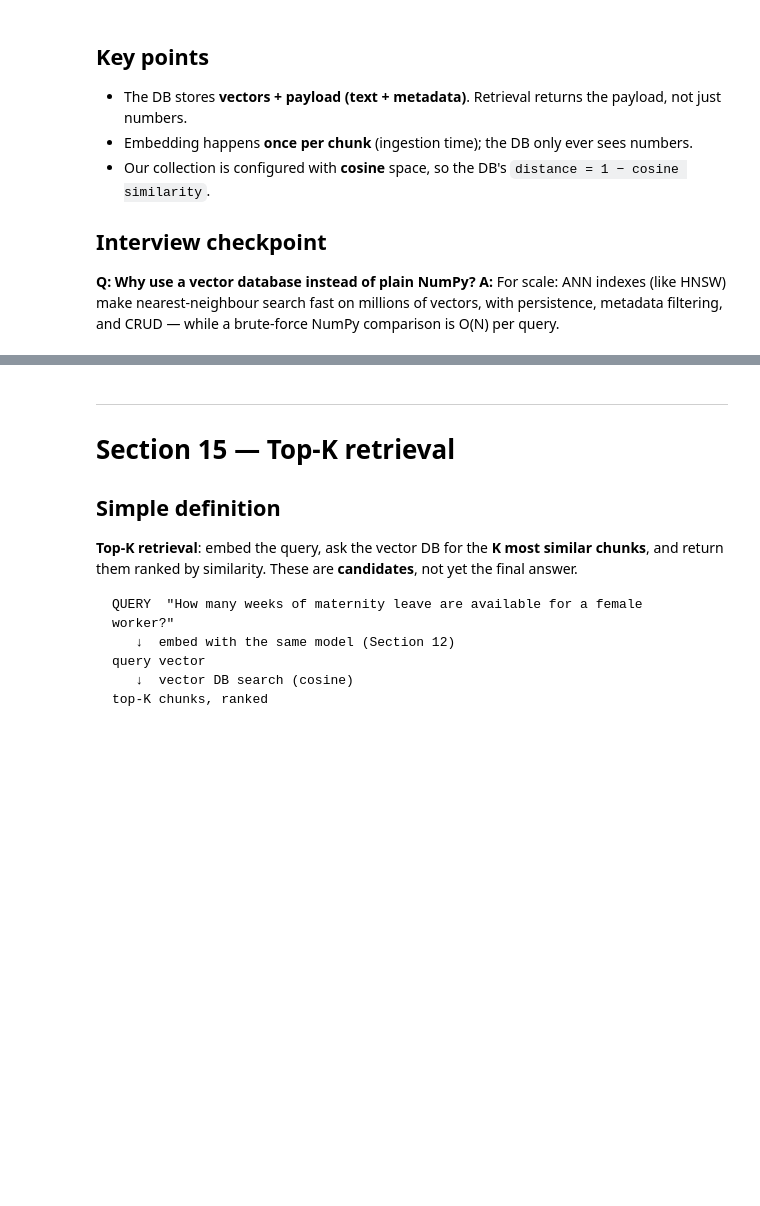
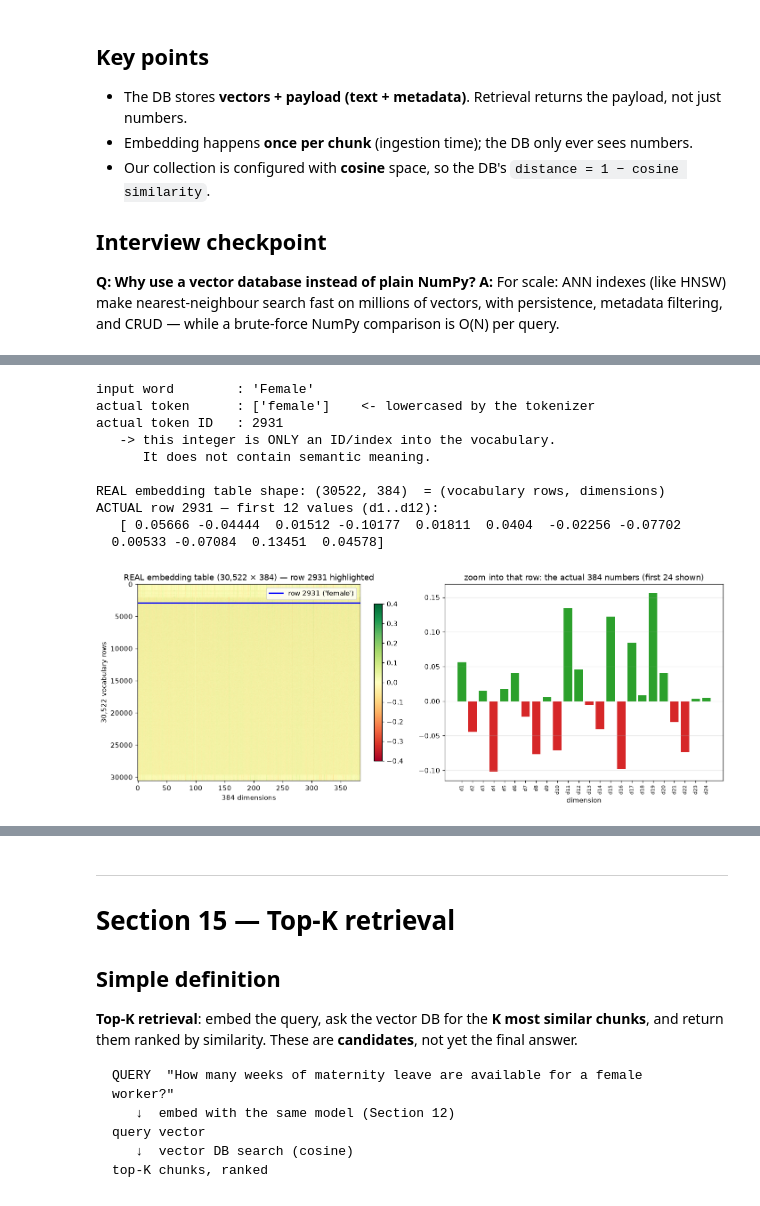
Before and after one commit to AjmalDanish/mini-rag-learning-lab, a Jupyter notebook: Mini_RAG_Learning_Lab.ipynb, the cells around one changed output, grey strips where cells are left out. Cells and saved outputs as stored; diff of their text form; code cells hidden in the pictures; blank space fills up the shorter version.

```diff
--- a/Mini_RAG_Learning_Lab.ipynb
+++ b/Mini_RAG_Learning_Lab.ipynb
@@ -1640,0 +1647,48 @@ carries the **actual values from this session** — this is the same data, no ne
+# %%
+# Step 1-2: follow the FIRST token "Female" into the real model
+tok_text = "Female"
+tok_tokens = tokenizer.tokenize(tok_text)          # what the tokenizer actually makes of it
+tok_id = tokenizer.convert_tokens_to_ids(tok_tokens)[0]
+
+print("input word        :", repr(tok_text))
+print("actual token      :", tok_tokens, "   <- lowercased by the tokenizer")
+print("actual token ID   :", tok_id)
+print("   -> this integer is ONLY an ID/index into the vocabulary.")
+print("      It does not contain semantic meaning.\n")
+
+with torch.no_grad():
+    emb_table = model[0].auto_model.embeddings.word_embeddings.weight   # the REAL table
+    row = emb_table[tok_id].numpy()
+
+print("REAL embedding table shape:", tuple(emb_table.shape), " = (vocabulary rows, dimensions)")
+print("ACTUAL row", tok_id, "— first 12 values (d1..d12):")
+print("  ", np.round(row[:12], 5))
+
+# zoom: the whole table with the row highlighted, and the row itself
+fig, axes = plt.subplots(1, 2, figsize=(13, 5))
+im = axes[0].imshow(emb_table.detach().numpy(), aspect="auto", cmap="RdYlGn", vmin=-0.4, vmax=0.4)
+axes[0].axhline(tok_id, color="blue", lw=2, label=f"row {tok_id} ('female')")
+axes[0].set_xlabel("384 dimensions"); axes[0].set_ylabel("30,522 vocabulary rows")
+axes[0].set_title(f"REAL embedding table (30,522 × 384) — row {tok_id} highlighted")
+axes[0].legend(loc="upper right")
+plt.colorbar(im, ax=axes[0], shrink=0.8)
+d24 = row[:24]
+colors = ["tab:red" if v < 0 else "tab:green" for v in d24]
+axes[1].bar(range(24), d24, color=colors)
+axes[1].set_xticks(range(24))
+axes[1].set_xticklabels([f"d{i+1}" for i in range(24)], rotation=90, fontsize=7)
+axes[1].set_title("zoom into that row: the actual 384 numbers (first 24 shown)")
+axes[1].set_xlabel("dimension"); axes[1].grid(axis="y", alpha=0.3)
+plt.tight_layout(); plt.show()
+# %% [output]
+input word        : 'Female'
+actual token      : ['female']    <- lowercased by the tokenizer
+actual token ID   : 2931
+   -> this integer is ONLY an ID/index into the vocabulary.
+      It does not contain semantic meaning.
+
+REAL embedding table shape: (30522, 384)  = (vocabulary rows, dimensions)
+ACTUAL row 2931 — first 12 values (d1..d12):
+   [ 0.05666 -0.04444  0.01512 -0.10177  0.01811  0.0404  -0.02256 -0.07702
+  0.00533 -0.07084  0.13451  0.04578]
+[figure, added]
```
Also changed, not shown: parts of 10 cells of this notebook.
